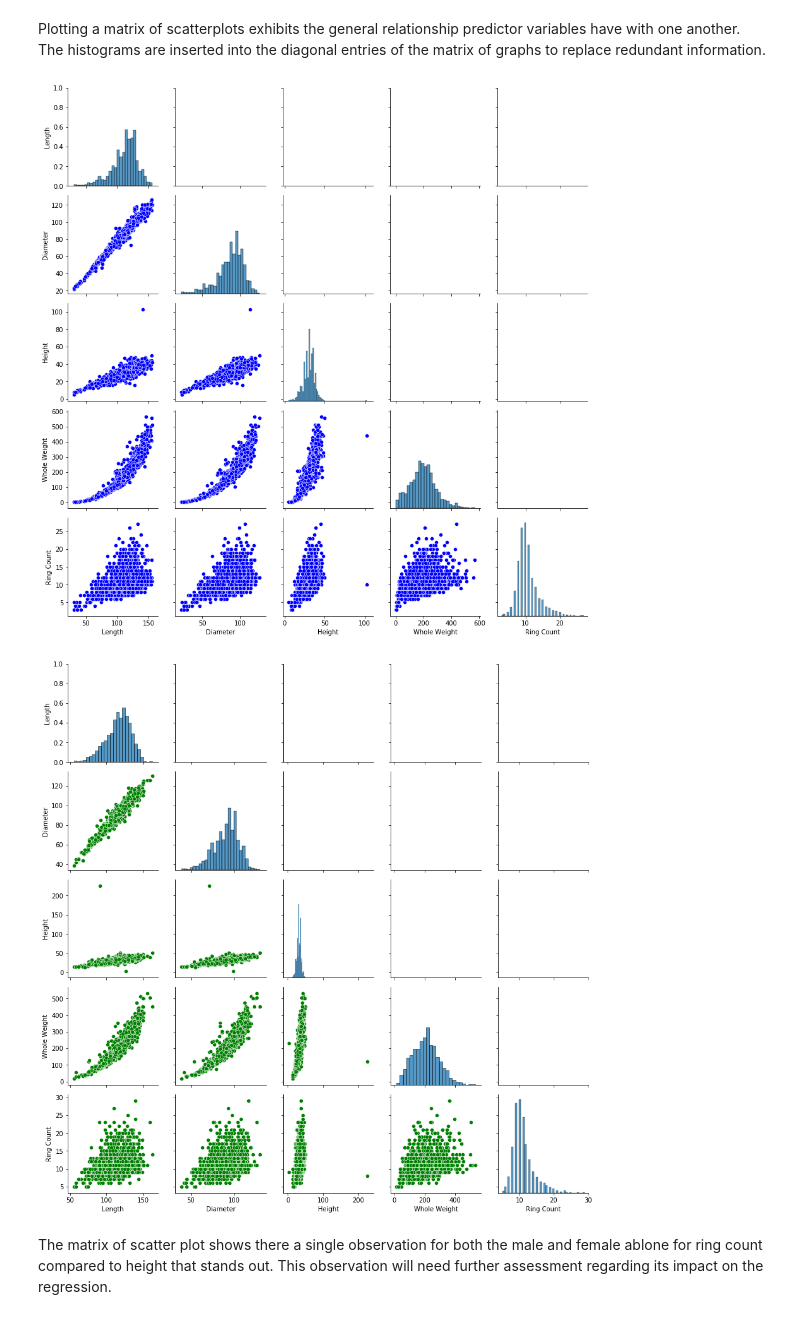
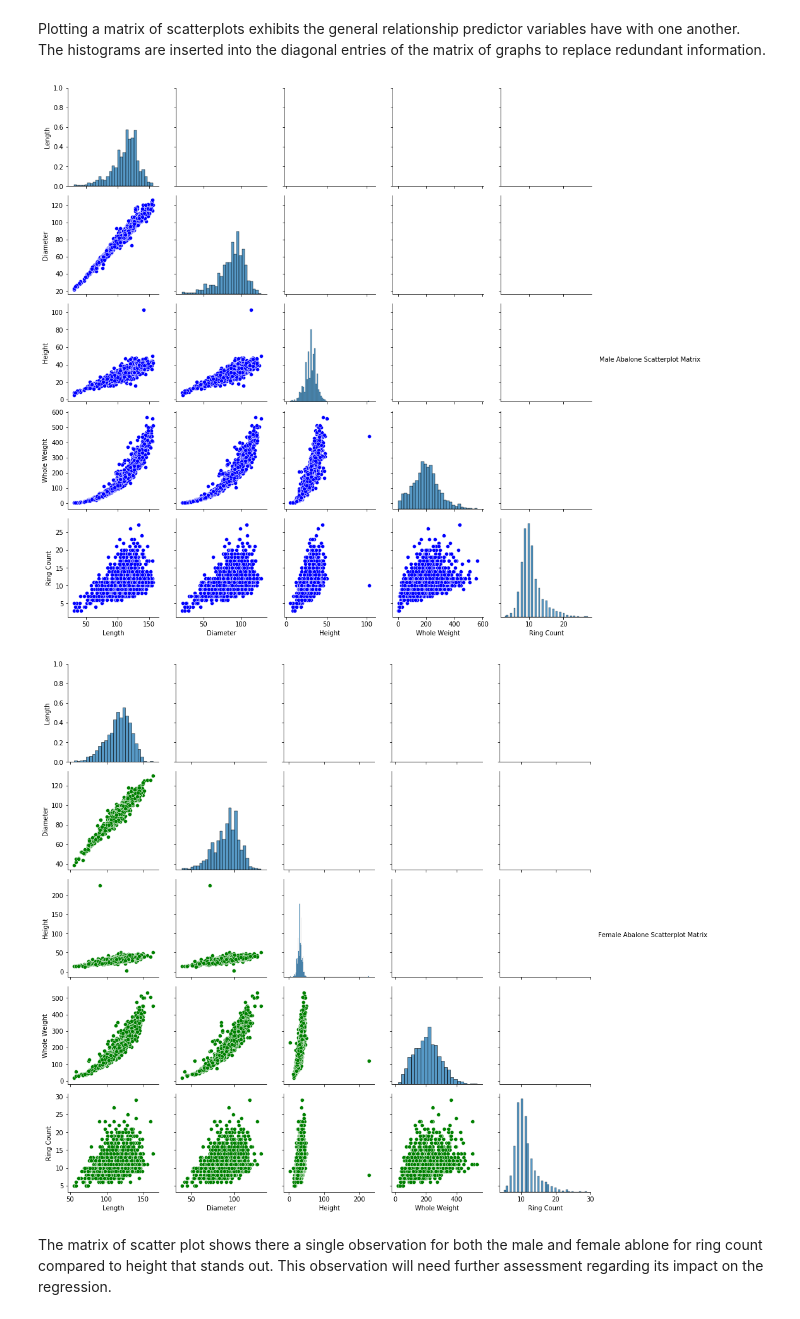
Before and after one commit to thokieu/Abalone-Regression, a Jupyter notebook: Workbook.ipynb, the cells around one changed output. Saved outputs shown, nothing was run; the diff lists cells and outputs as text; code cells hidden in the pictures.

```diff
--- a/Workbook.ipynb
+++ b/Workbook.ipynb
@@ -413,18 +405,20 @@ Plotting a matrix of scatterplots exhibits the general relationship predictor va
 # %%
 # PairGrid method is used to quickly assess relationships among the variables by way of scatter and kernel density estimate plots.
 pgs_male = sns.PairGrid(Aba_data_male)
 pgs_male.map_diag(sns.histplot)
 pgs_male.map_lower(sns.scatterplot, color = 'blue')
+pgs_male.add_legend(title = "Male Abalone Scatterplot Matrix")
 plt.show()
 # %% [output]
-[figure, old version]
+[figure, new version]
 # %%
 pgs_female = sns.PairGrid(Aba_data_female)
 pgs_female.map_diag(sns.histplot)
 pgs_female.map_lower(sns.scatterplot, color = 'green')
+pgs_female.add_legend(title = "Female Abalone Scatterplot Matrix")
 plt.show()
 # %% [output]
-[figure, old version]
+[figure, new version]
 # %% [markdown]
 The matrix of scatter plot shows there a single observation for both the male and female ablone for ring count compared to height that stands out. This observation will need further assessment regarding its impact on the regression.
 # %% [markdown]
```
Also changed, not shown: parts of 32 cells of this notebook.
